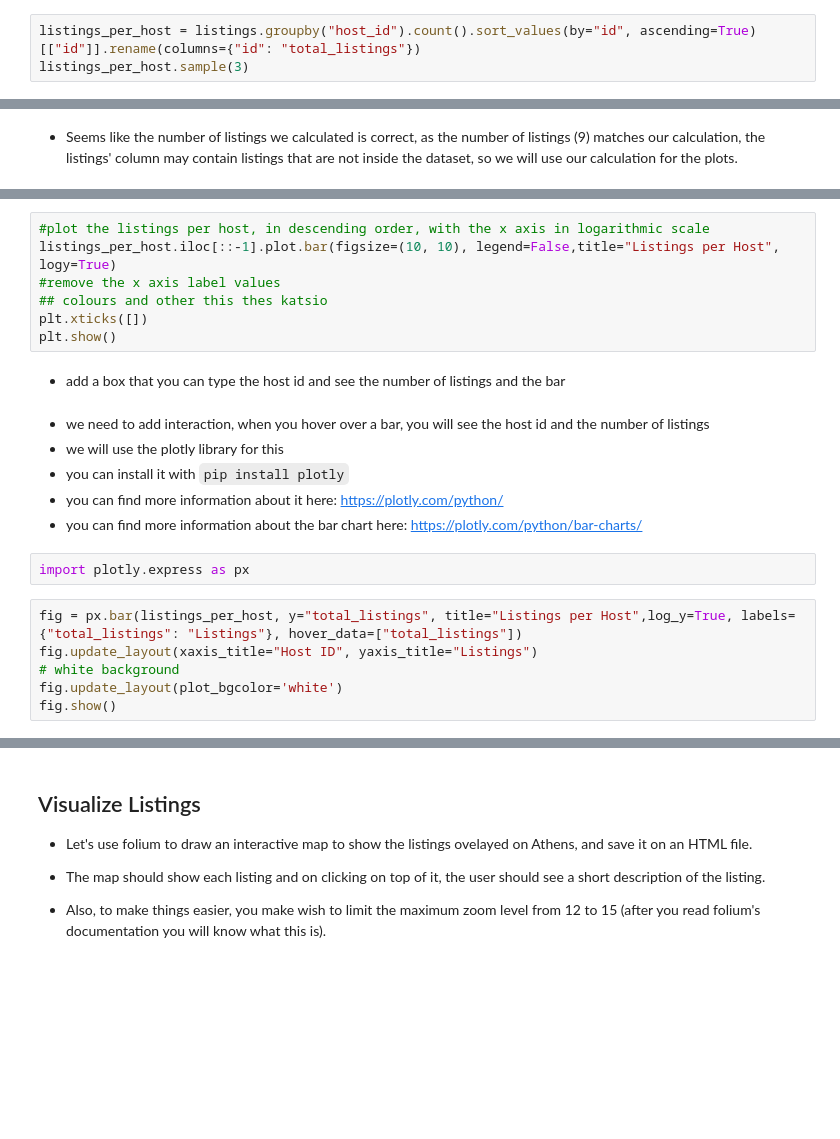
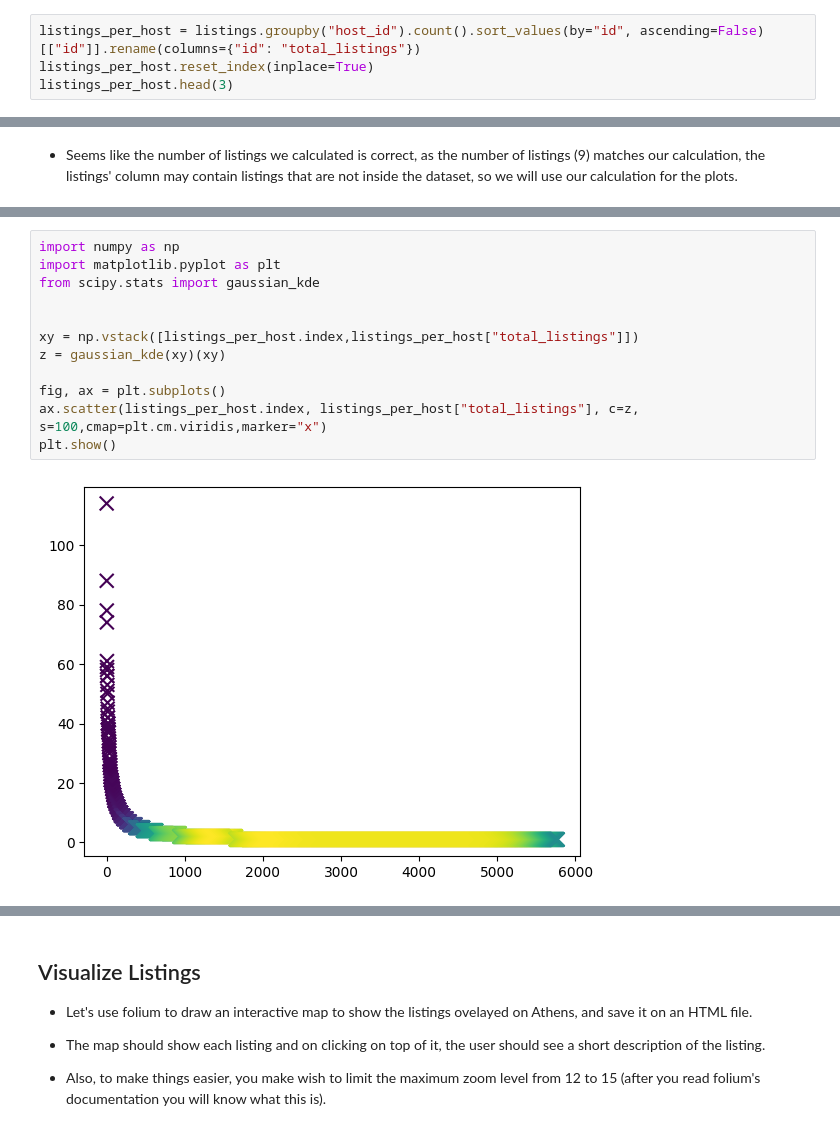
Before and after one commit to TeoSkondras/ATHENS-AIRBNB-ANALYSIS, a Jupyter notebook: ml_assignment1/ml_assignment1.ipynb, the cells around one changed output, grey strips where cells are left out. Cells and saved outputs as stored; diff of their text form; blank space fills up the shorter version.

```diff
--- a/ml_assignment1/ml_assignment1.ipynb
+++ b/ml_assignment1/ml_assignment1.ipynb
@@ -664,5 +758,6 @@ listings.filter(regex="host").sample(3)
 * Seems like we have the host_id column, let's group by that, and keep all the columns, but count the number of listings per host
 * There are also some columns containing listings counts, lets calculate them manually and compare the results too.
 # %%
-listings_per_host = listings.groupby("host_id").count().sort_values(by="id", ascending=True)[["id"]].rename(columns={"id": "total_listings"})
-listings_per_host.sample(3)
+listings_per_host = listings.groupby("host_id").count().sort_values(by="id", ascending=False)[["id"]].rename(columns={"id": "total_listings"})
+listings_per_host.reset_index(inplace=True)
+listings_per_host.head(3)
@@ -681,23 +792,14 @@ plt.show()
-# %%
-#plot the listings per host, in descending order, with the x axis in logarithmic scale
-listings_per_host.iloc[::-1].plot.bar(figsize=(10, 10), legend=False,title="Listings per Host", logy=True)
-#remove the x axis label values
-## colours and other this thes katsio
-plt.xticks([])
-plt.show()
-# %% [markdown]
-* add a box that you can type the host id and see the number of listings and the bar
-# %% [markdown]
-* we need to add interaction, when you hover over a bar, you will see the host id and the number of listings
-* we will use the plotly library for this
-* you can install it with `pip install plotly`
-* you can find more information about it here: https://plotly.com/python/
-* you can find more information about the bar chart here: https://plotly.com/python/bar-charts/
-# %%
-import plotly.express as px
-# %%
-fig = px.bar(listings_per_host, y="total_listings", title="Listings per Host",log_y=True, labels={"total_listings": "Listings"}, hover_data=["total_listings"])
-fig.update_layout(xaxis_title="Host ID", yaxis_title="Listings")
-# white background
-fig.update_layout(plot_bgcolor='white')
-fig.show()
+# %%
+import numpy as np
+import matplotlib.pyplot as plt
+from scipy.stats import gaussian_kde
+
+
+xy = np.vstack([listings_per_host.index,listings_per_host["total_listings"]])
+z = gaussian_kde(xy)(xy)
+
+fig, ax = plt.subplots()
+ax.scatter(listings_per_host.index, listings_per_host["total_listings"], c=z, s=100,cmap=plt.cm.viridis,marker="x")
+plt.show()
+# %% [output]
+[figure, added]
```
Also changed, not shown: parts of 37 cells of this notebook.
